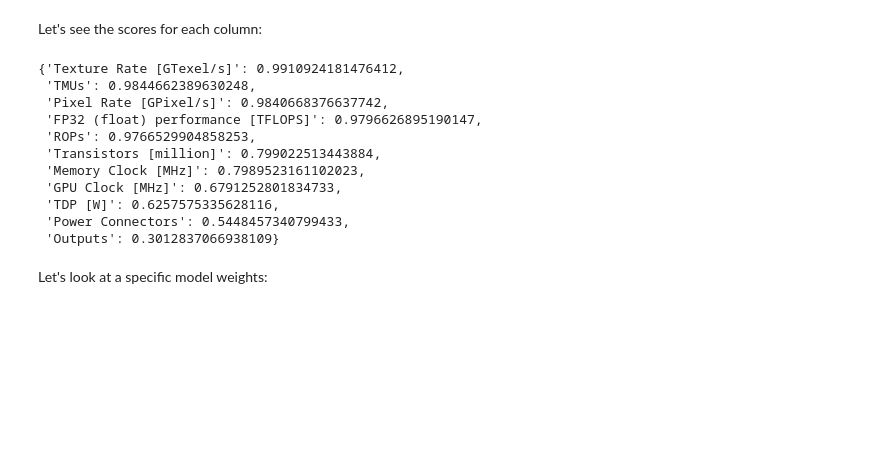
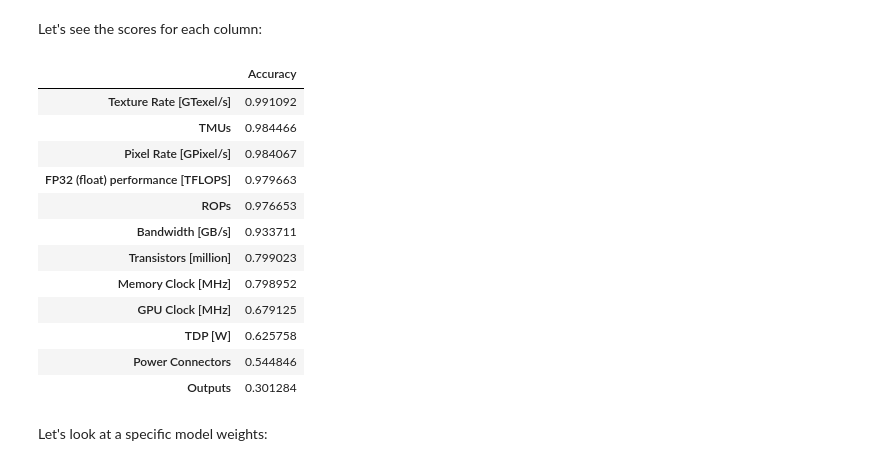
Before and after one commit to adamaharony/gpu-performance-predictions, a Jupyter notebook: Machine Learning.ipynb, the cells around one changed output. Drawn from its saved outputs; the diff is of its cells as text; code cells hidden in the pictures; blank space fills up the shorter version.

```diff
--- a/Machine Learning.ipynb
+++ b/Machine Learning.ipynb
@@ -49,7 +71,7 @@ memory usage: 456.6 KB
 # %% [markdown]
 Defining the main procedure.
 # %%
-def procedure(df, y_col):
+def LR_procedure(df, y_col):
     # Splitting the dataset
     y = df[y_col]
     X = df.drop([y_col], axis=1)
@@ -66,32 +88,34 @@ def procedure(df, y_col):
     return clf, score
 # %% [markdown]
 We will run the regression algorithm for each relevant column, in order to see figure out the best regression variable:
-# %%
-accs = dict()
-cols = ('Transistors [million]', 'GPU Clock [MHz]', 'Memory Clock [MHz]', 'Bandwidth [GB/s]',
-        'TMUs', 'ROPs', 'Pixel Rate [GPixel/s]', 'Texture Rate [GTexel/s]', 'TDP [W]', 'Outputs',
-        'Power Connectors', 'FP32 (float) performance [TFLOPS]')
-
-for col in cols:
-    clf, score = procedure(df, col)
-    accs.update({col: (clf, score)})
+# %%
+LR_accs = dict()
+
+for col in relevant_cols:
+    clf, score = LR_procedure(df, col)
+    LR_accs.update({col: (clf, score)})
 # %% [markdown]
 Let's see the scores for each column:
 # %%
-{col: score for col, (_, score) in sorted(
-    accs.items(), key=lambda x: x[1][1], reverse=True)}
+d = {col: score for col, (_, score) in sorted(
+    LR_accs.items(), key=lambda x: x[1][1], reverse=True)}
+d = pd.DataFrame(d.values(), columns=["Accuracy"], index=d.keys())
+d.to_csv("LR_results.csv")
+d
 # %% [output]
-{'Texture Rate [GTexel/s]': 0.9910924181476412,
- 'TMUs': 0.9844662389630248,
- 'Pixel Rate [GPixel/s]': 0.9840668376637742,
- 'FP32 (float) performance [TFLOPS]': 0.9796626895190147,
- 'ROPs': 0.9766529904858253,
- 'Transistors [million]': 0.799022513443884,
- 'Memory Clock [MHz]': 0.7989523161102023,
- 'GPU Clock [MHz]': 0.6791252801834733,
- 'TDP [W]': 0.6257575335628116,
- 'Power Connectors': 0.5448457340799433,
- 'Outputs': 0.3012837066938109}
+|  | Accuracy |
+| Texture Rate [GTexel/s] | 0.991092 |
+| TMUs | 0.984466 |
+| Pixel Rate [GPixel/s] | 0.984067 |
+| FP32 (float) performance [TFLOPS] | 0.979663 |
+| ROPs | 0.976653 |
+| Bandwidth [GB/s] | 0.933711 |
+| Transistors [million] | 0.799023 |
+| Memory Clock [MHz] | 0.798952 |
+| GPU Clock [MHz] | 0.679125 |
+| TDP [W] | 0.625758 |
+| Power Connectors | 0.544846 |
+| Outputs | 0.301284 |
 # %% [markdown]
 Let's look at a specific model weights:
 # %%
```
Also changed, not shown: parts of 15 cells of this notebook.
